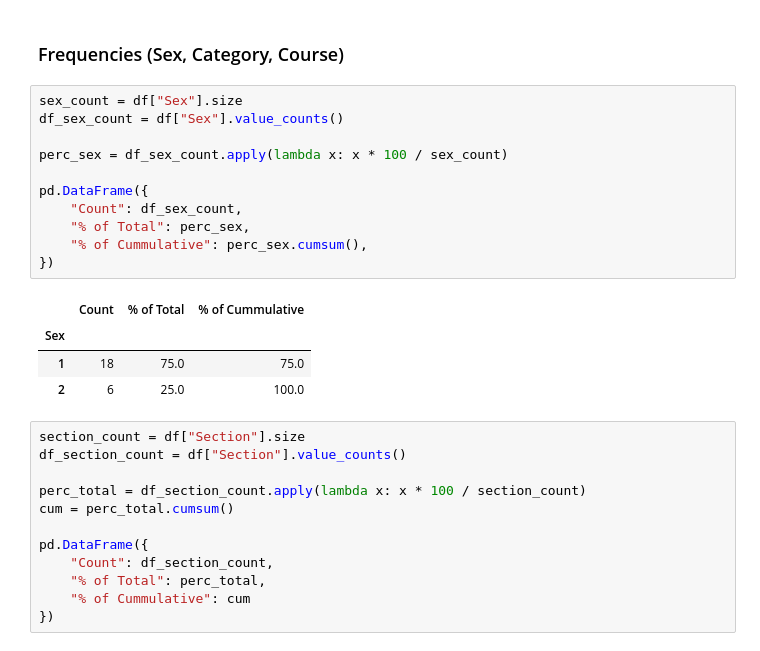
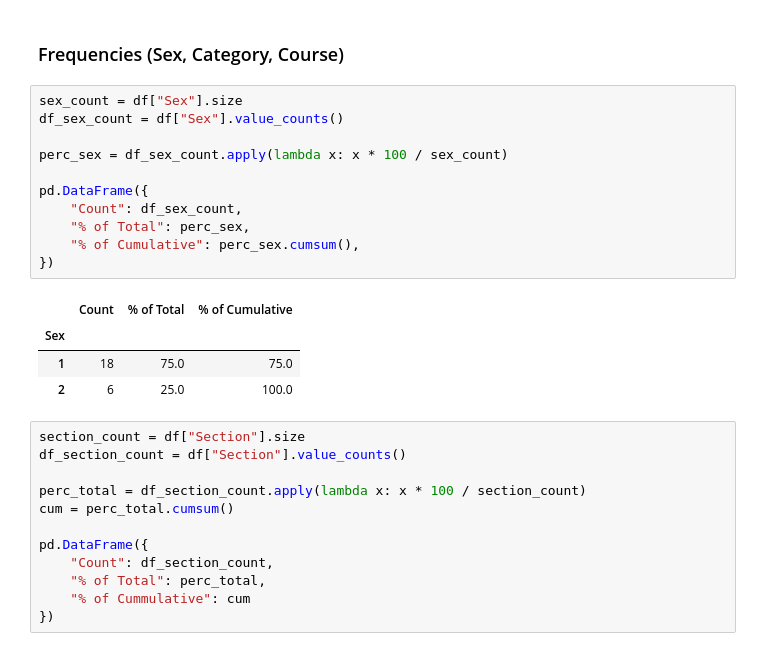
Before and after one commit to kentjordan/prob-stats, a Jupyter notebook: coffee.ipynb, the cells around one changed output. Cells and saved outputs as stored; diff of their text form.

```diff
--- a/coffee.ipynb
+++ b/coffee.ipynb
@@ -153,16 +153,16 @@ dtype: float64
 # %%
 sex_count = df["Sex"].size
 df_sex_count = df["Sex"].value_counts()
 
 perc_sex = df_sex_count.apply(lambda x: x * 100 / sex_count)
 
 pd.DataFrame({
     "Count": df_sex_count,
     "% of Total": perc_sex,
-    "% of Cummulative": perc_sex.cumsum(),
+    "% of Cumulative": perc_sex.cumsum(),
 })
 # %% [output]
-|  | Count | % of Total | % of Cummulative |
+|  | Count | % of Total | % of Cumulative |
 | Sex |  |  |  |
 | 1 | 18 | 75.0 | 75.0 |
 | 2 | 6 | 25.0 | 100.0 |
```
Also changed, not shown: parts of 3 cells of this notebook.
